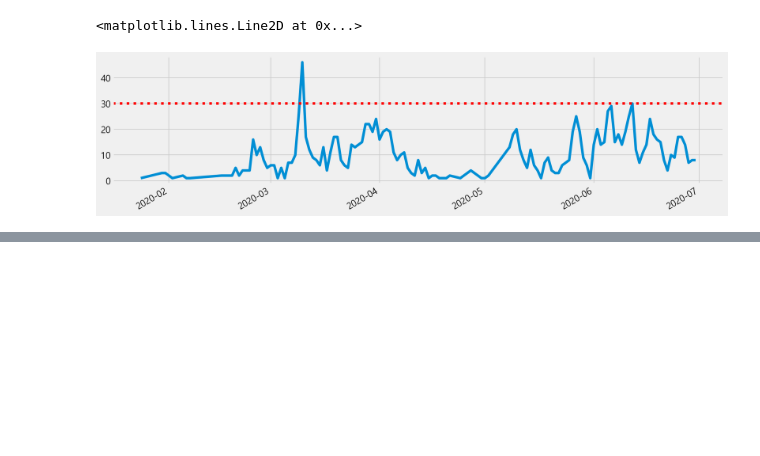
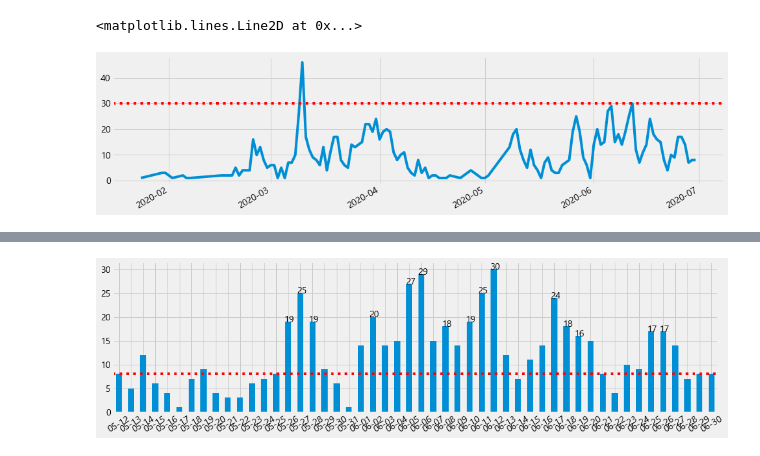
Before and after one commit to SanghunYun95/pandas_cheet_sheet, a Jupyter notebook: seoul_covid19_1.ipynb, the cells around one changed output, grey strips where cells are left out. Cells and saved outputs as stored; diff of their text form; code cells hidden in the pictures; blank space fills up the shorter version.

```diff
--- a/seoul_covid19_1.ipynb
+++ b/seoul_covid19_1.ipynb
@@ -77,0 +127,12 @@ plt.axhline(30, color='red', linestyle=':')
+# %%
+# 최근 데이터만 슬라이싱으로 나눠 그리기
+g = day_count[-50:].plot.bar(figsize=(15, 4), rot=30)
+g.axhline(day_count.median(), linestyle=':', color='red')
+
+for i in range(50):
+    case_count = day_count[-50:].iloc[i]
+
+    if case_count > 15:
+        g.text(x=i-0.3, y=case_count, s=case_count)
+# %% [output]
+[figure, added]
```
Also changed, not shown: parts of 15 cells of this notebook.
